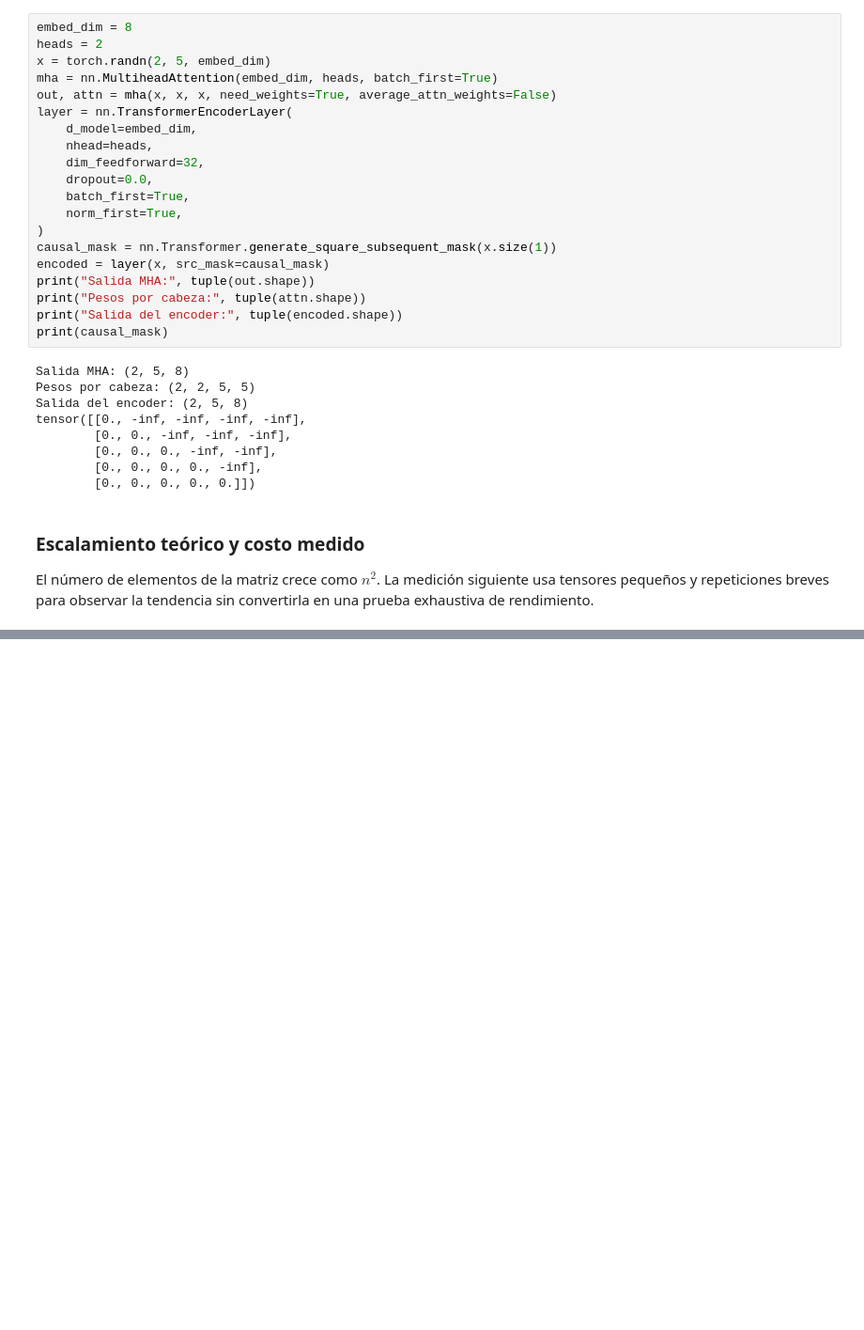
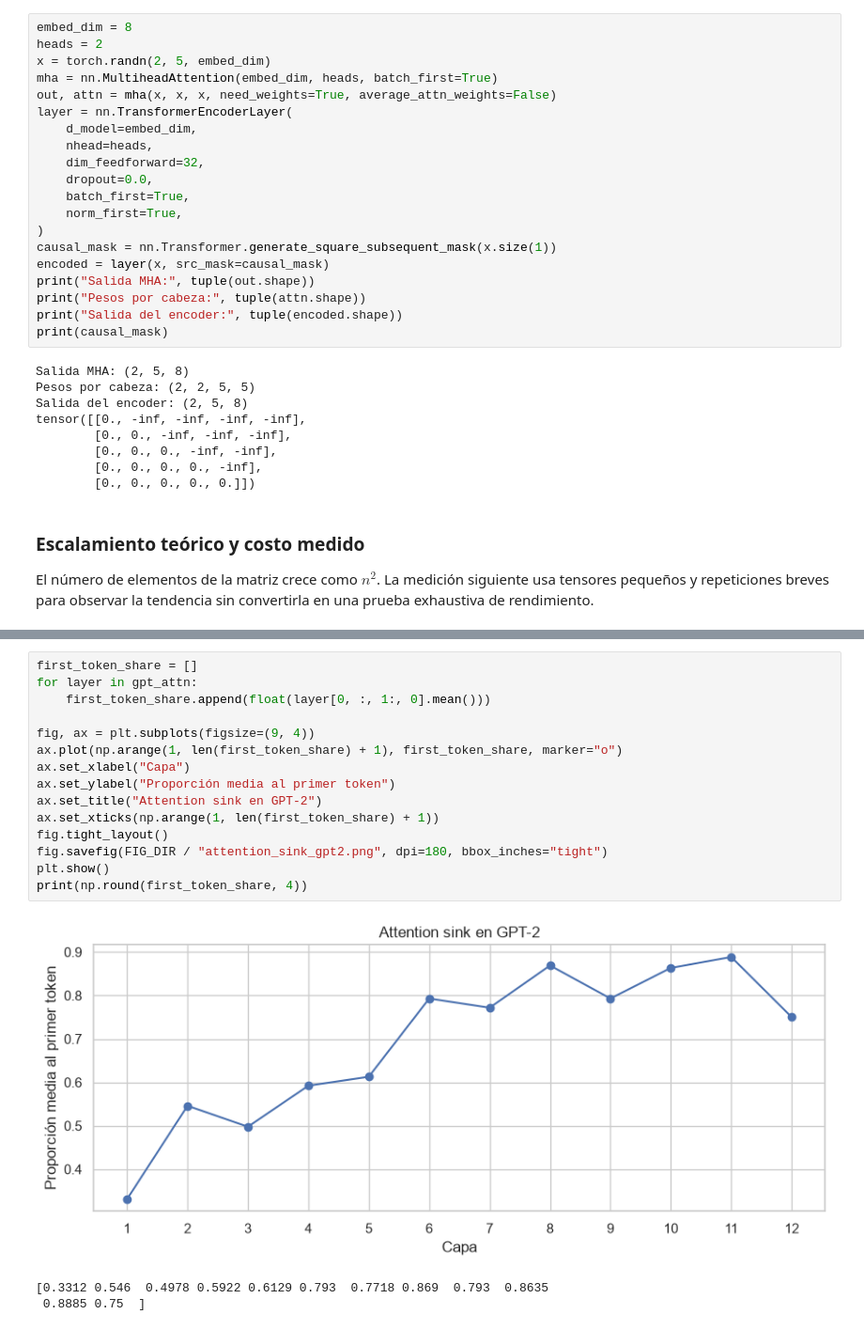
Before and after one commit to JosFer720/Hoja-de-trabajo-2-Transformers-y-mecanismo-de-atencion, a Jupyter notebook: Laboratorio_2_Transformers_y_Atencion.ipynb, the cells around one changed output, grey strips where cells are left out. Shown at 94% size. Drawn from its saved outputs; the diff is of its cells as text; blank space fills up the shorter version.

```diff
--- a/Laboratorio_2_Transformers_y_Atencion.ipynb
+++ b/Laboratorio_2_Transformers_y_Atencion.ipynb
@@ -192,0 +319,19 @@ plt.show()
+# %%
+first_token_share = []
+for layer in gpt_attn:
+    first_token_share.append(float(layer[0, :, 1:, 0].mean()))
+
+fig, ax = plt.subplots(figsize=(9, 4))
+ax.plot(np.arange(1, len(first_token_share) + 1), first_token_share, marker="o")
+ax.set_xlabel("Capa")
+ax.set_ylabel("Proporción media al primer token")
+ax.set_title("Attention sink en GPT-2")
+ax.set_xticks(np.arange(1, len(first_token_share) + 1))
+fig.tight_layout()
+fig.savefig(FIG_DIR / "attention_sink_gpt2.png", dpi=180, bbox_inches="tight")
+plt.show()
+print(np.round(first_token_share, 4))
+# %% [output]
+[figure, added]
+[0.3312 0.546  0.4978 0.5922 0.6129 0.793  0.7718 0.869  0.793  0.8635
+ 0.8885 0.75  ]
```
Also changed, not shown: parts of 10 cells of this notebook, 6 other files.
